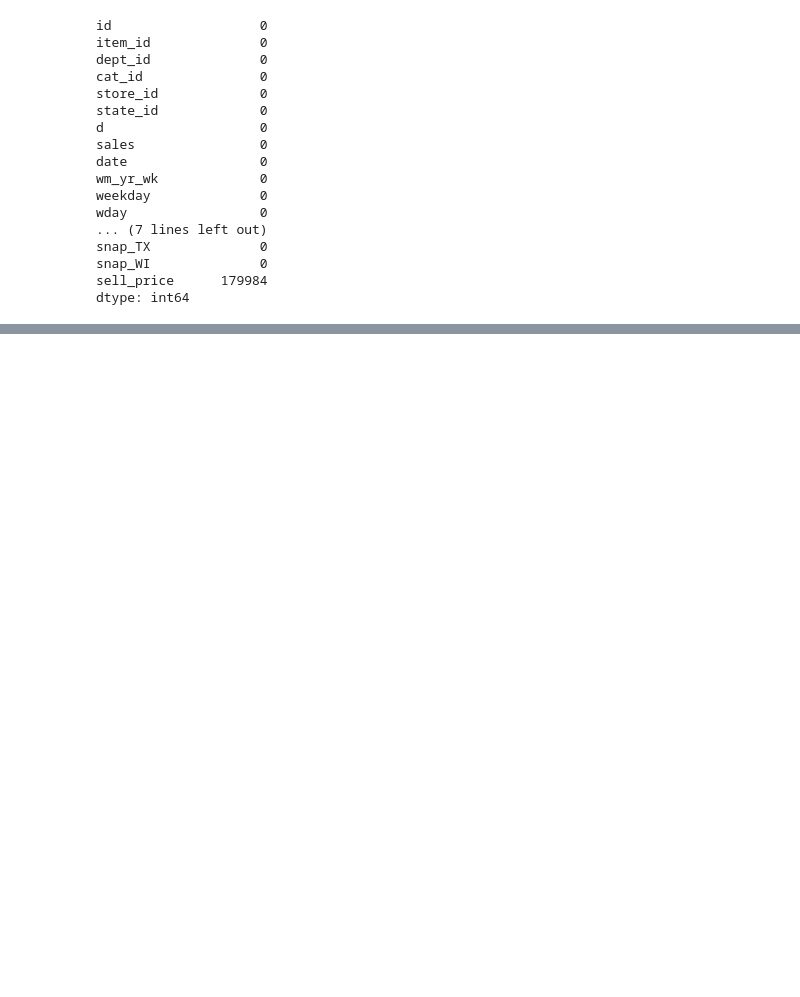
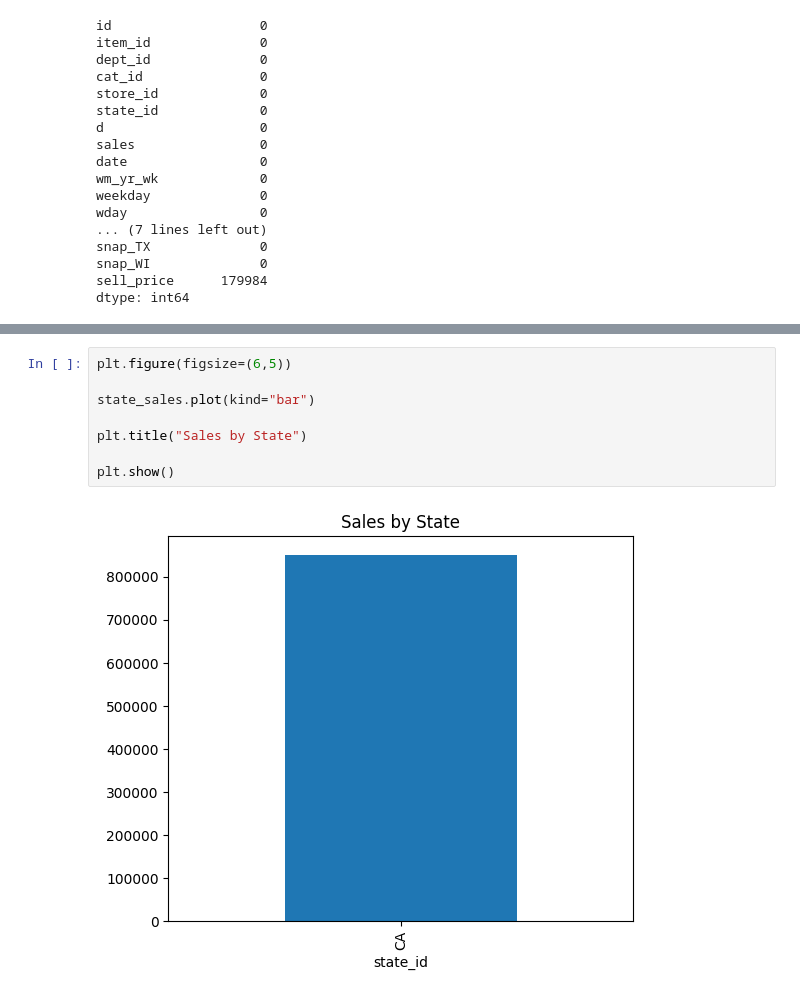
Before and after one commit to chintharevathireddy-blip/Retail-Demand-Forecasting, a Jupyter notebook: notebooks/01_Data_Understanding.ipynb, the cells around one changed output, grey strips where cells are left out. Drawn from its saved outputs; the diff is of its cells as text; blank space fills up the shorter version.

```diff
--- a/notebooks/01_Data_Understanding.ipynb
+++ b/notebooks/01_Data_Understanding.ipynb
@@ -361,0 +503,10 @@ dtype: int64
+# %%
+plt.figure(figsize=(6,5))
+
+state_sales.plot(kind="bar")
+
+plt.title("Sales by State")
+
+plt.show()
+# %% [output]
+[figure, added]
```
Also changed, not shown: parts of 21 cells of this notebook.
